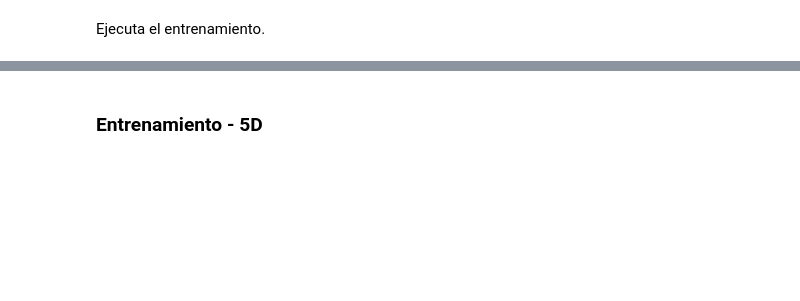
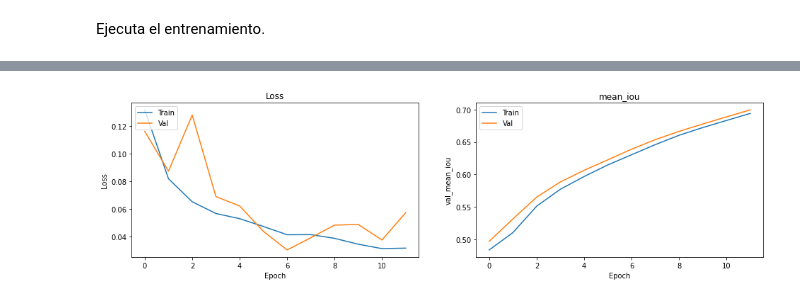
Before and after one commit to dymaxionlabs/basurales, a Jupyter notebook: notebooks/2_Entrenamiento.ipynb, the cells around one changed output, grey strips where cells are left out. Saved outputs shown, nothing was run; the diff lists cells and outputs as text; code cells hidden in the pictures; blank space fills up the shorter version.

```diff
--- a/notebooks/2_Entrenamiento.ipynb
+++ b/notebooks/2_Entrenamiento.ipynb
@@ -183,0 +113,2 @@ Epoch 00010: early stopping
+# %%
+res_config = train(config)
@@ -184,24 +133,25 @@ Epoch 00010: early stopping
 # %%
  import matplotlib.pyplot as plt
 
 plt.figure(figsize=(16,4))
 
 plt.subplot(121)
-plt.plot(res_config_s2.history['loss'])
-plt.plot(res_config_s2.history['val_loss'])
+plt.plot(res_config.history['loss'])
+plt.plot(res_config.history['val_loss'])
 plt.title('Loss')
 plt.ylabel('Loss')
 plt.xlabel('Epoch')
 plt.legend(['Train', 'Val'], loc='upper left')
 
 plt.subplot(122)
-plt.plot(res_config_s2.history['mean_iou'])
-plt.plot(res_config_s2.history['val_mean_iou'])
-plt.title('Mean IoU')
-plt.ylabel('Mean IoU')
+plt.plot(res_config.history['mean_iou'])
+plt.plot(res_config.history['val_mean_iou'])
+plt.title('mean_iou')
+plt.ylabel('val_mean_iou')
 plt.xlabel('Epoch')
 plt.legend(['Train', 'Val'], loc='upper left')
 
+
 plt.show()
+# %% [output]
+[figure, added]
-# %% [markdown]
-### Entrenamiento - 5D
```
Also changed, not shown: parts of 32 cells of this notebook, 2 other files.
